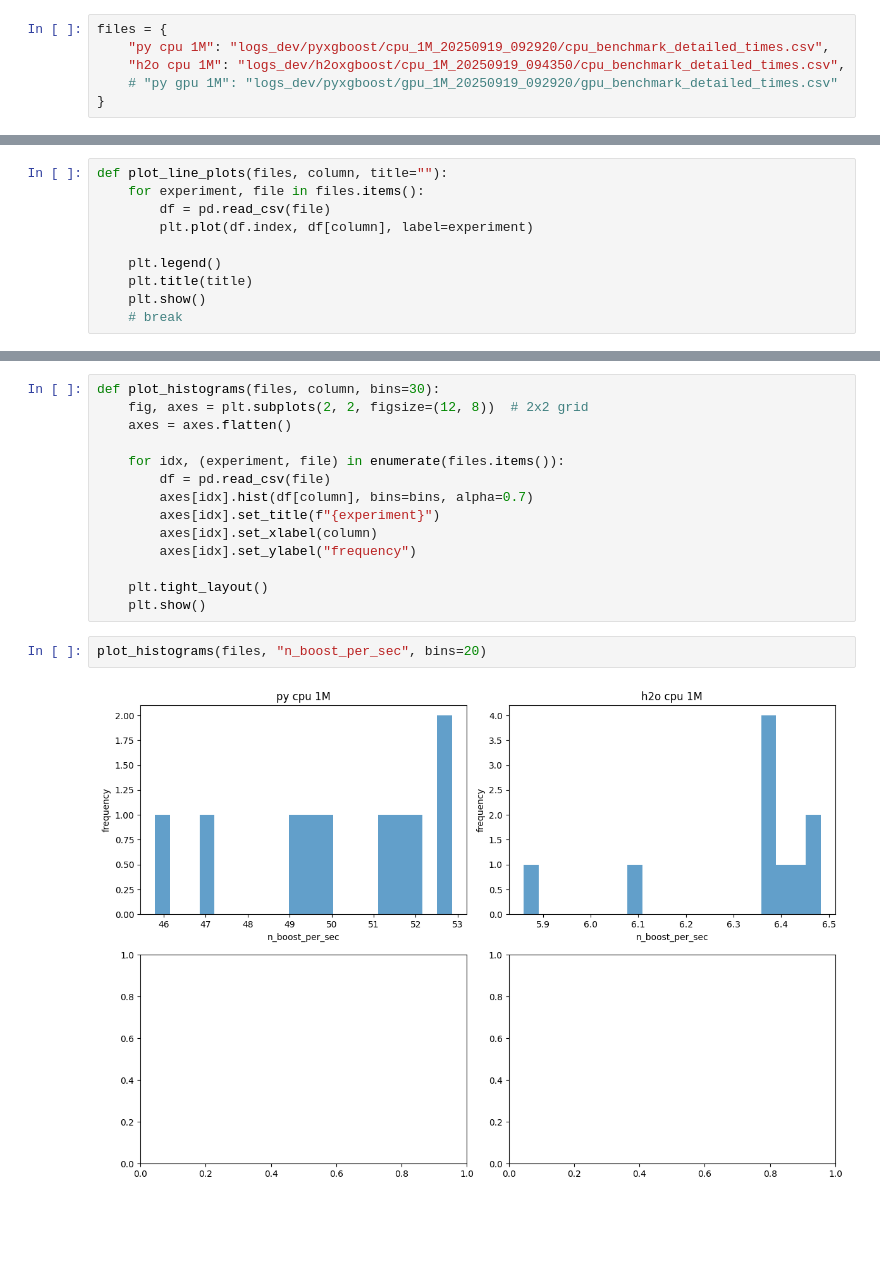
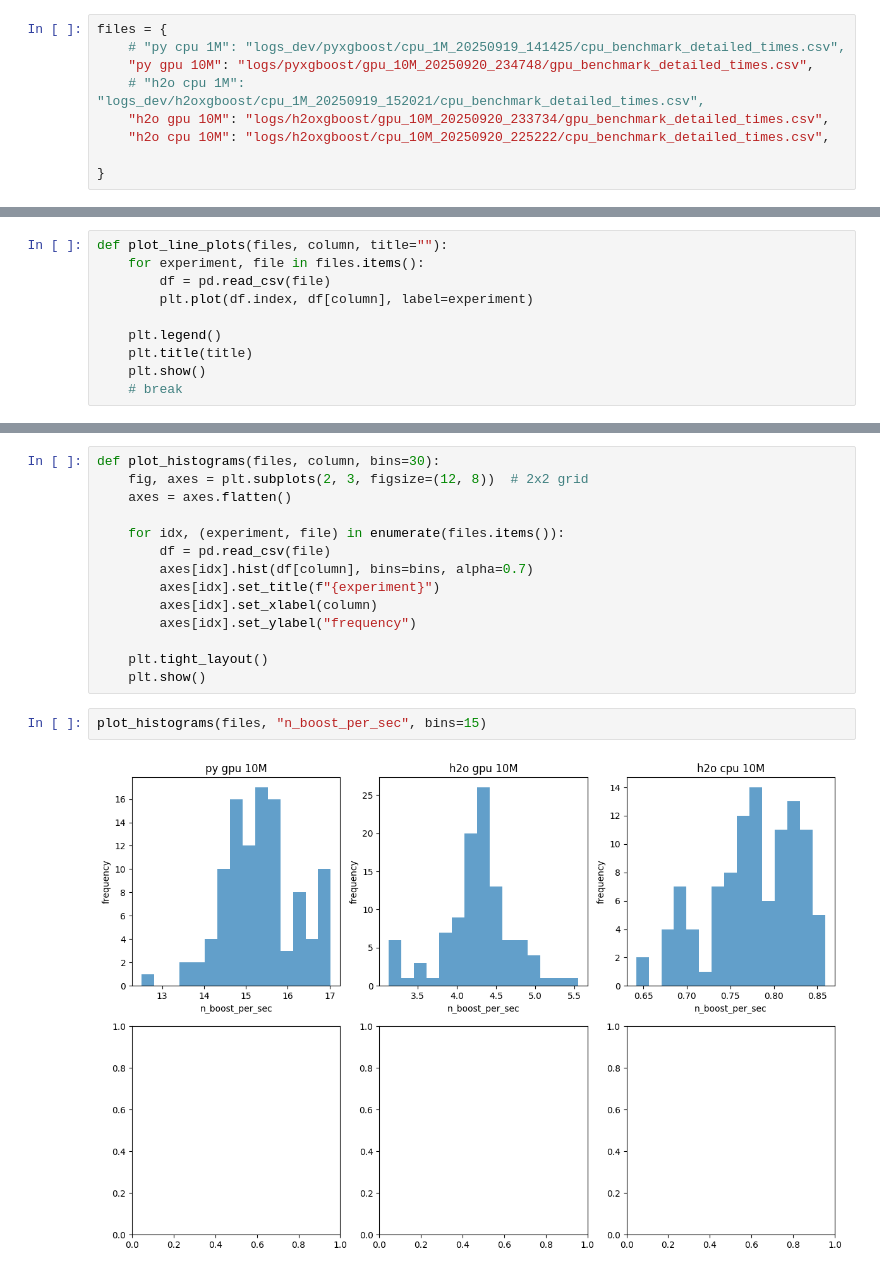
Before and after one commit to jonathankabala/xgboost_benchmark, a Jupyter notebook: src/misc.ipynb, the cells around one changed output, grey strips where cells are left out. Cells and saved outputs as stored; diff of their text form; blank space fills up the shorter version.

```diff
--- a/src/misc.ipynb
+++ b/src/misc.ipynb
@@ -114,8 +114,11 @@ plot_2d_gaussians(mean_a, std_a, mean_b, std_b)
 plot_3d_gaussians(mean_a, std_a, mean_b, std_b)
 # %%
 files = {
-    "py cpu 1M": "logs_dev/pyxgboost/cpu_1M_20250919_092920/cpu_benchmark_detailed_times.csv",
-    "h2o cpu 1M": "logs_dev/h2oxgboost/cpu_1M_20250919_094350/cpu_benchmark_detailed_times.csv",
-    # "py gpu 1M": "logs_dev/pyxgboost/gpu_1M_20250919_092920/gpu_benchmark_detailed_times.csv"
+    # "py cpu 1M": "logs_dev/pyxgboost/cpu_1M_20250919_141425/cpu_benchmark_detailed_times.csv",
+    "py gpu 10M": "logs/pyxgboost/gpu_10M_20250920_234748/gpu_benchmark_detailed_times.csv",
+    # "h2o cpu 1M": "logs_dev/h2oxgboost/cpu_1M_20250919_152021/cpu_benchmark_detailed_times.csv",
+    "h2o gpu 10M": "logs/h2oxgboost/gpu_10M_20250920_233734/gpu_benchmark_detailed_times.csv",
+    "h2o cpu 10M": "logs/h2oxgboost/cpu_10M_20250920_225222/cpu_benchmark_detailed_times.csv",
+
 }
 # %%
@@ -148,6 +144,6 @@ plot_line_plots(files, column="n_boost_per_sec", title="boost steps per second")
 # %%
 def plot_histograms(files, column, bins=30):
-    fig, axes = plt.subplots(2, 2, figsize=(12, 8))  # 2x2 grid
+    fig, axes = plt.subplots(2, 3, figsize=(12, 8))  # 2x2 grid
     axes = axes.flatten()
 
     for idx, (experiment, file) in enumerate(files.items()):
@@ -160,6 +156,6 @@ def plot_histograms(files, column, bins=30):
     plt.tight_layout()
     plt.show()
 # %%
-plot_histograms(files, "n_boost_per_sec", bins=20)
+plot_histograms(files, "n_boost_per_sec", bins=15)
 # %% [output]
-[figure, old version]
+[figure, new version]
```
Also changed, not shown: parts of 3 cells of this notebook, 9 other files.
